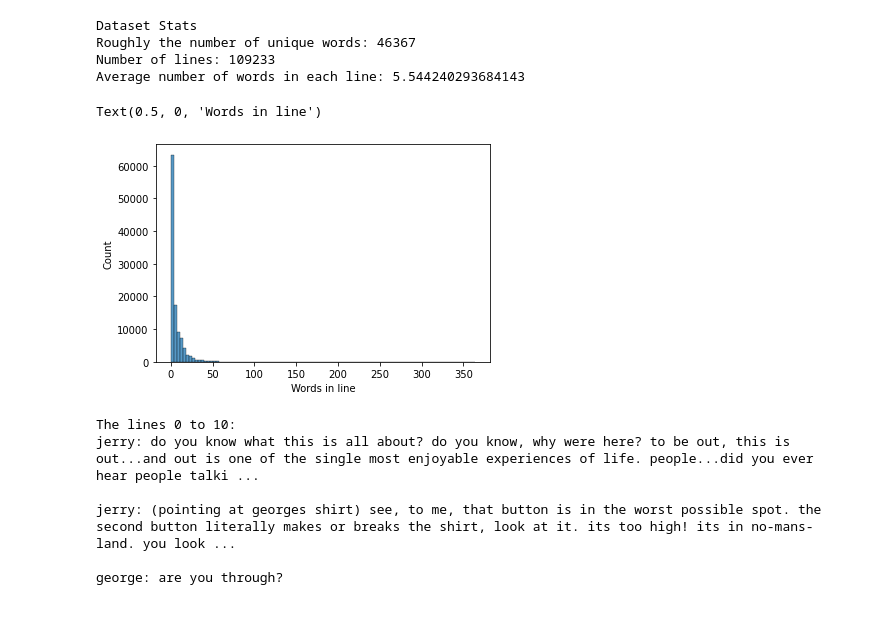
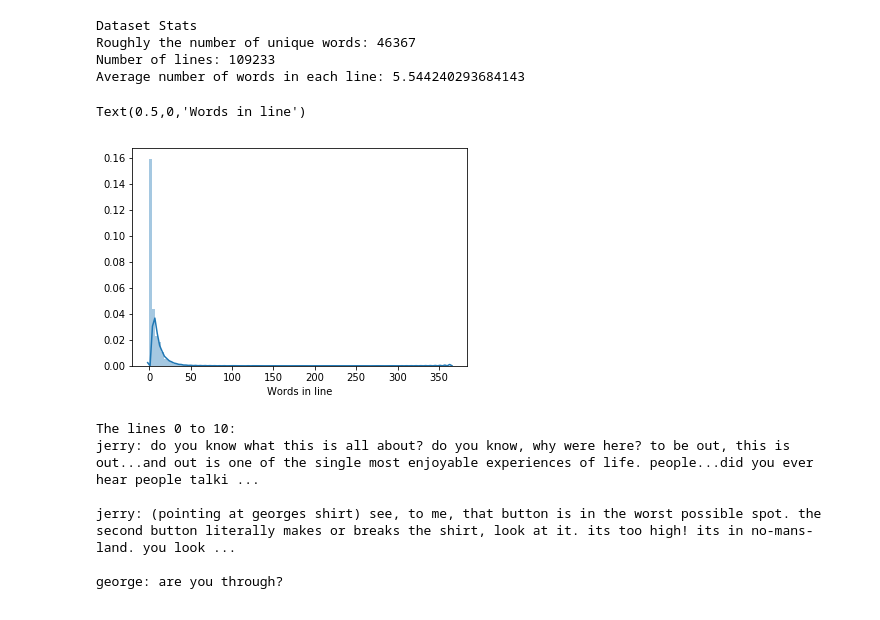
Before and after one commit to mxagar/text_generator, a Jupyter notebook: dlnd_tv_script_generation.ipynb, the cells around one changed output. Cells and saved outputs as stored; diff of their text form; code cells hidden in the pictures.

```diff
--- a/dlnd_tv_script_generation.ipynb
+++ b/dlnd_tv_script_generation.ipynb
@@ -44,11 +44,11 @@ Average number of words in each line: 5.544240293684143
 import seaborn as sns
 import matplotlib.pyplot as plt
 # %%
-sns.histplot(word_count_line,bins=100)
+sns.distplot(word_count_line,bins=100)
 plt.xlabel('Words in line')
 # %% [output]
-Text(0.5, 0, 'Words in line')
+Text(0.5,0,'Words in line')
-[figure, old version]
+[figure, new version]
 # %%
 print()
 print('The lines {} to {}:'.format(*view_line_range))
```
Also changed, not shown: parts of 26 cells of this notebook.
